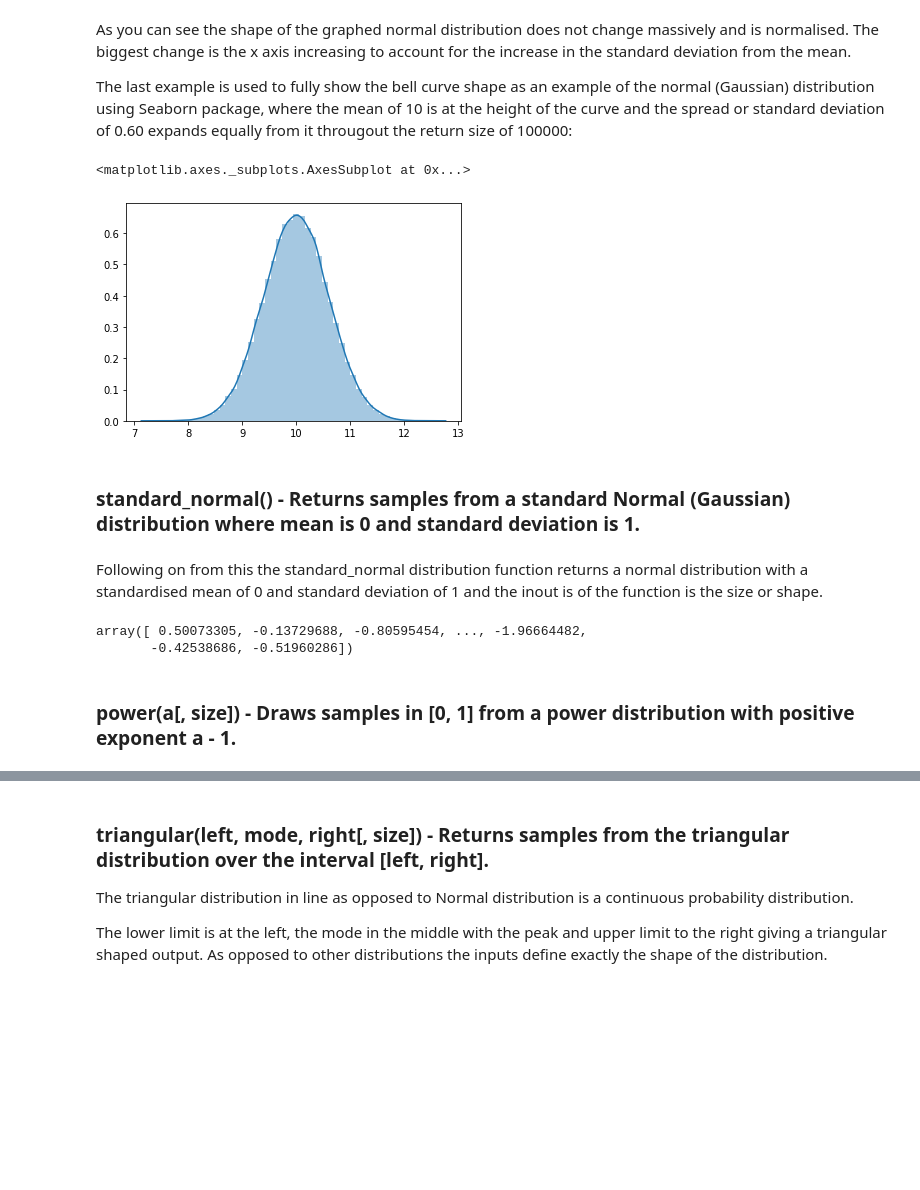
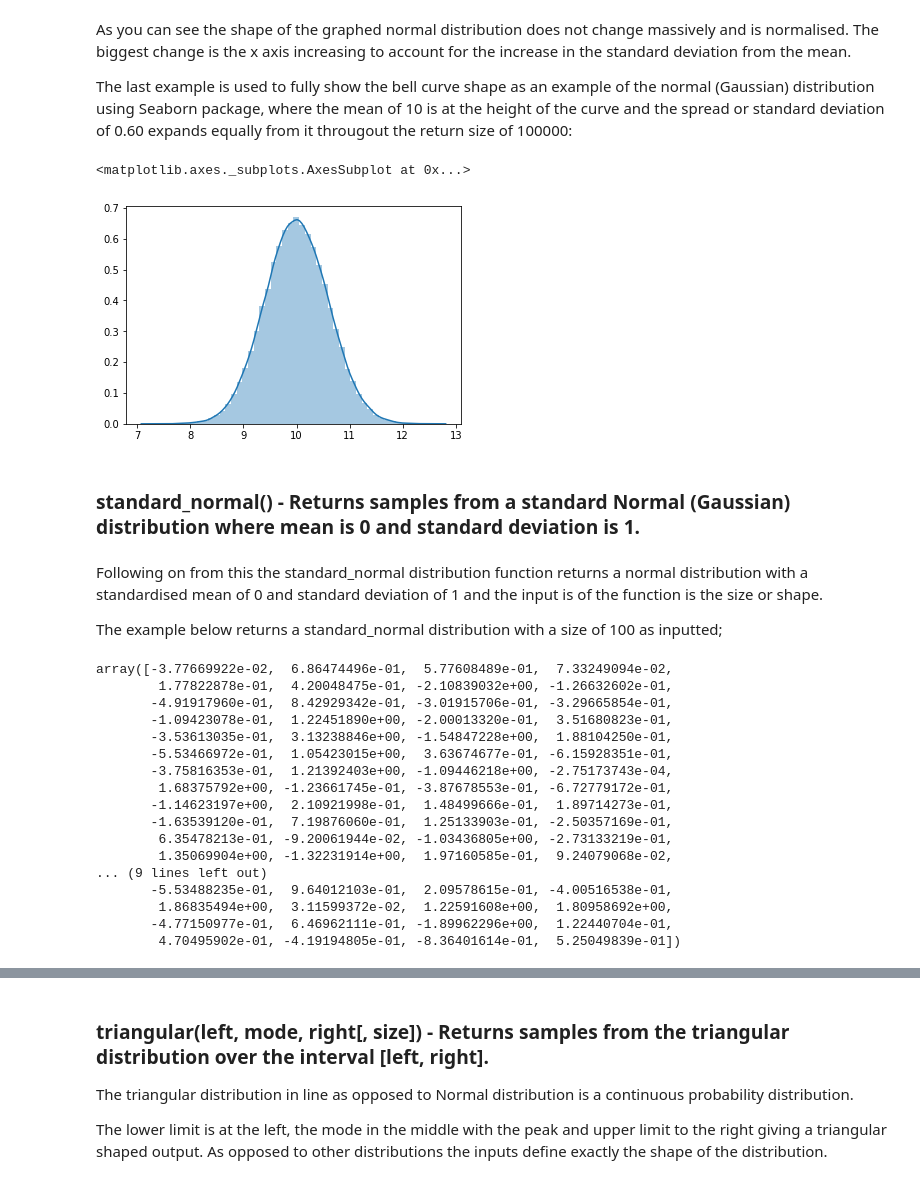
Before and after one commit to garycunningham89/progdataanalysis, a Jupyter notebook: Programming for Data Analysis Assignment.ipynb, the cells around one changed output, grey strips where cells are left out. Cells and saved outputs as stored; diff of their text form; code cells hidden in the pictures; blank space fills up the shorter version.

```diff
--- a/Programming for Data Analysis Assignment.ipynb
+++ b/Programming for Data Analysis Assignment.ipynb
@@ -505,20 +503,35 @@ As you can see the shape of the graphed normal distribution does not change mass
 
 The last example is used to fully show the bell curve shape as an example of the normal (Gaussian) distribution using Seaborn package, where the mean of 10 is at the height of the curve and the spread or standard deviation of 0.60 expands equally from it througout the return size of 100000:
 # %%
-import seaborn as sns
-normexample4 = np.random.normal(10, 0.60, 100000)
-sns.distplot(normexample4)
+>>> import seaborn as sns
+>>> normexample4 = np.random.normal(10, 0.60, 100000)
+>>> sns.distplot(normexample4)
 # %% [output]
 <matplotlib.axes._subplots.AxesSubplot at 0x...>
-[figure, old version]
+[figure, new version]
 # %% [markdown]
 ### standard_normal() - Returns samples from a standard Normal (Gaussian) distribution where mean is 0 and  standard deviation is 1.
 # %% [markdown]
-Following on from this the standard_normal distribution function returns a normal distribution with a standardised mean of 0 and standard deviation of 1 and the inout is of the function is the size or shape.
+Following on from this the standard_normal distribution function returns a normal distribution with a standardised mean of 0 and standard deviation of 1 and the input is of the function is the size or shape.
+
+The example below returns a standard_normal distribution with a size of 100 as inputted;
-# %%
-np.random.standard_normal(99999999)
-# %% [output]
-array([ 0.50073305, -0.13729688, -0.80595454, ..., -1.96664482,
-       -0.42538686, -0.51960286])
-# %% [markdown]
-### power(a[, size]) - Draws samples in [0, 1] from a power distribution with positive exponent a - 1.
+# %%
+>>> np.random.standard_normal(100)
+# %% [output]
+array([-3.77669922e-02,  6.86474496e-01,  5.77608489e-01,  7.33249094e-02,
+        1.77822878e-01,  4.20048475e-01, -2.10839032e+00, -1.26632602e-01,
+       -4.91917960e-01,  8.42929342e-01, -3.01915706e-01, -3.29665854e-01,
+       -1.09423078e-01,  1.22451890e+00, -2.00013320e-01,  3.51680823e-01,
+       -3.53613035e-01,  3.13238846e+00, -1.54847228e+00,  1.88104250e-01,
+       -5.53466972e-01,  1.05423015e+00,  3.63674677e-01, -6.15928351e-01,
+       -3.75816353e-01,  1.21392403e+00, -1.09446218e+00, -2.75173743e-04,
+        1.68375792e+00, -1.23661745e-01, -3.87678553e-01, -6.72779172e-01,
+       -1.14623197e+00,  2.10921998e-01,  1.48499666e-01,  1.89714273e-01,
+       -1.63539120e-01,  7.19876060e-01,  1.25133903e-01, -2.50357169e-01,
+        6.35478213e-01, -9.20061944e-02, -1.03436805e+00, -2.73133219e-01,
+        1.35069904e+00, -1.32231914e+00,  1.97160585e-01,  9.24079068e-02,
+... (9 lines left out)
+       -5.53488235e-01,  9.64012103e-01,  2.09578615e-01, -4.00516538e-01,
+        1.86835494e+00,  3.11599372e-02,  1.22591608e+00,  1.80958692e+00,
+       -4.77150977e-01,  6.46962111e-01, -1.89962296e+00,  1.22440704e-01,
+        4.70495902e-01, -4.19194805e-01, -8.36401614e-01,  5.25049839e-01])
```
Also changed, not shown: parts of 38 cells of this notebook.
